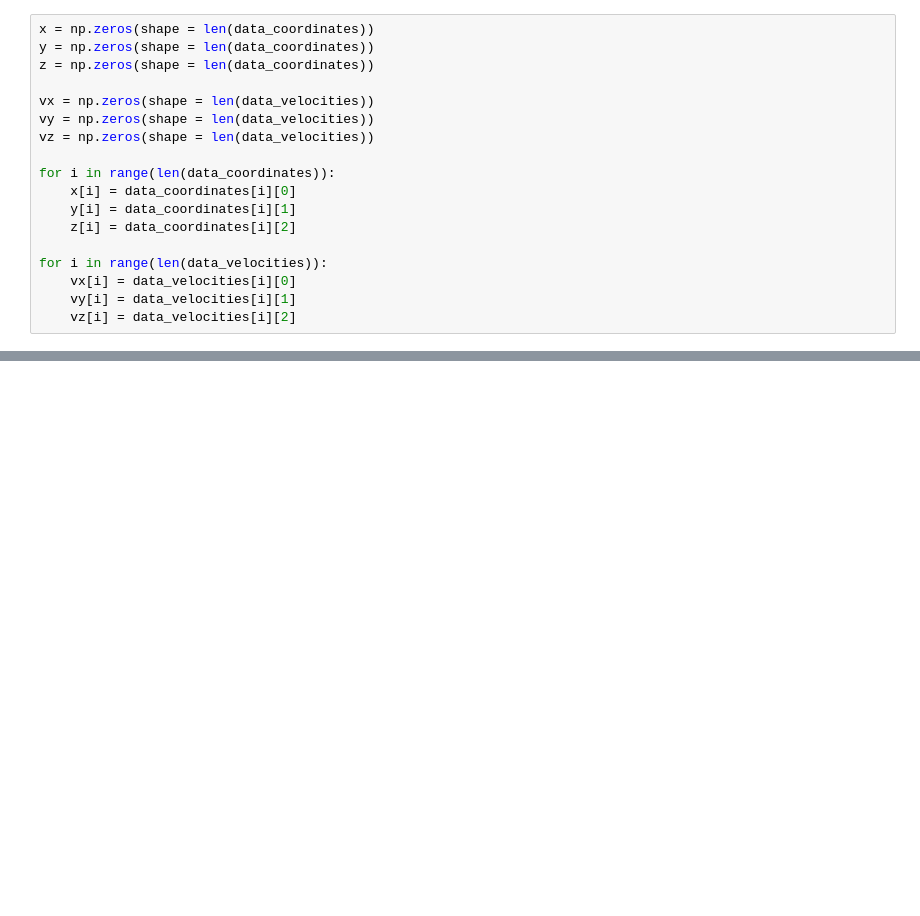
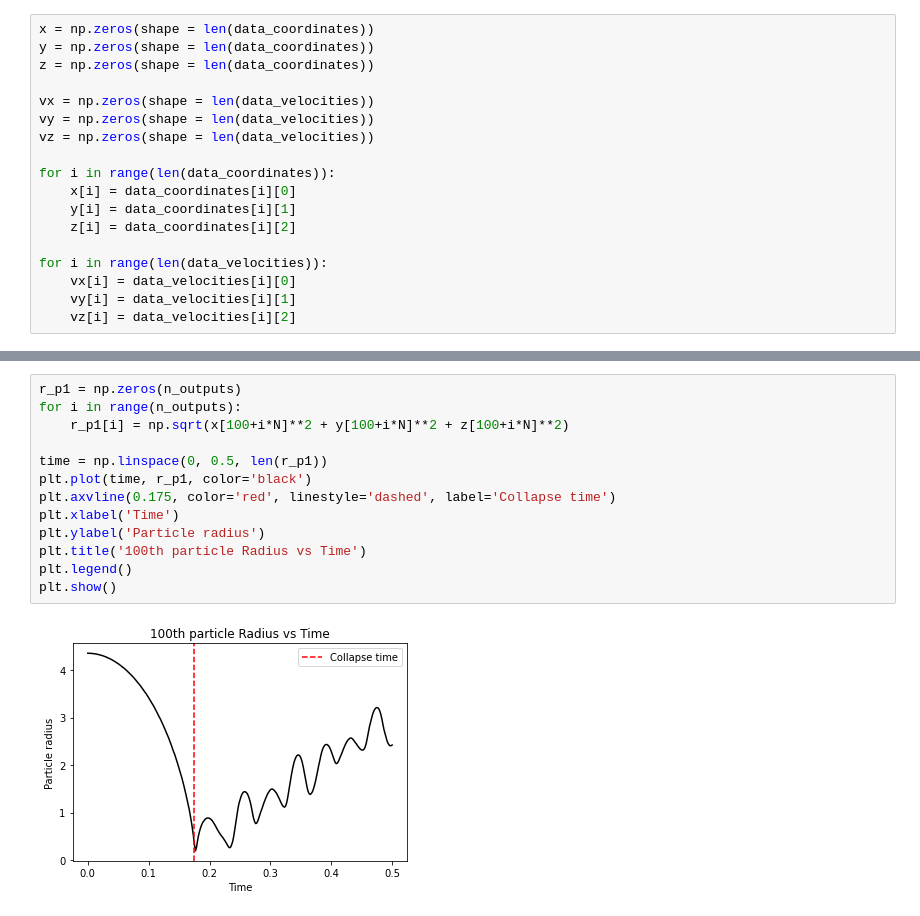
Before and after one commit to malvibellotti/Dynamics_experience3, a Jupyter notebook: Treecode_plots.ipynb, the cells around one changed output, grey strips where cells are left out. Saved outputs shown, nothing was run; the diff lists cells and outputs as text; blank space fills up the shorter version.

```diff
--- a/Treecode_plots.ipynb
+++ b/Treecode_plots.ipynb
@@ -352,0 +153,15 @@ files=[]
+# %%
+r_p1 = np.zeros(n_outputs)
+for i in range(n_outputs):
+    r_p1[i] = np.sqrt(x[100+i*N]**2 + y[100+i*N]**2 + z[100+i*N]**2)
+
+time = np.linspace(0, 0.5, len(r_p1))
+plt.plot(time, r_p1, color='black')
+plt.axvline(0.175, color='red', linestyle='dashed', label='Collapse time')
+plt.xlabel('Time')
+plt.ylabel('Particle radius')
+plt.title('100th particle Radius vs Time')
+plt.legend()
+plt.show()
+# %% [output]
+[figure, added]
```
Also changed, not shown: parts of 27 cells of this notebook.
